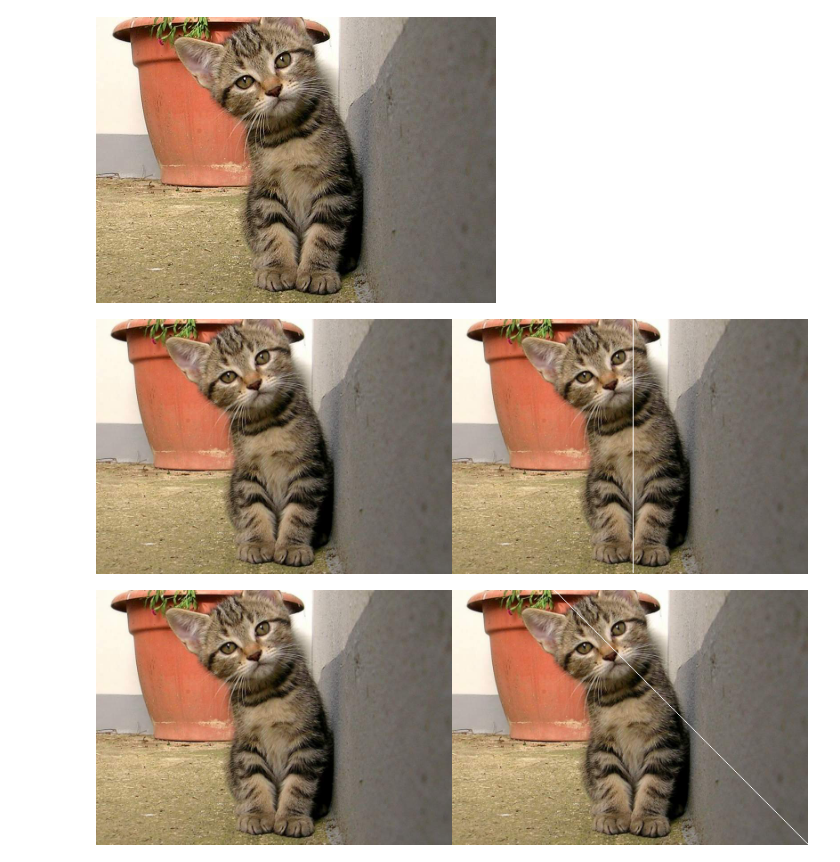
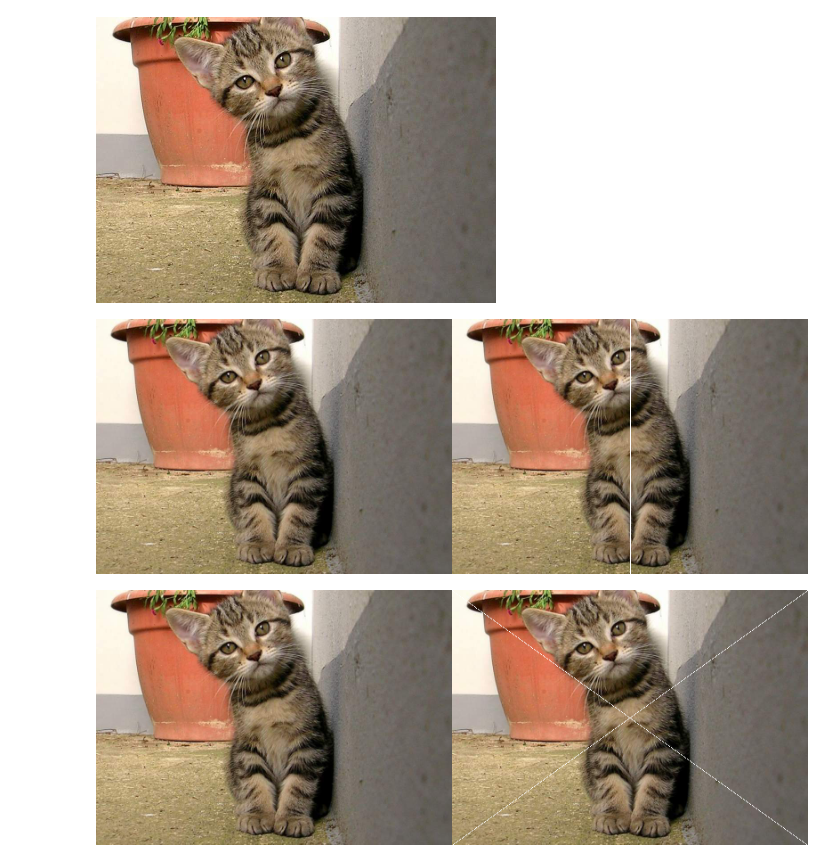
Before and after one commit to ilhamibrahim-id/PCVK_Genap_2022, a Jupyter notebook: Week1.ipynb, the cells around one changed output. Saved outputs shown, nothing was run; the diff lists cells and outputs as text; code cells hidden in the pictures.

```diff
--- a/Week1.ipynb
+++ b/Week1.ipynb
@@ -39,22 +39,22 @@ resolusi image : tinggi x lebar =  286 x  400
 # %%
 image_2 = cv.cvtColor(image, cv.COLOR_BGR2RGB)
 image_3 = cv.cvtColor(image, cv.COLOR_BGR2RGB)
 image_4 = cv.cvtColor(image, cv.COLOR_BGR2RGB)
 
 for y in range (lebar):
-  image_3[int(y),int((lebar)/1.4)] = [255,255,255]
-
-for y in range (lebar):
-  image_4[int(y),int((y)+115)] = [255,255,255]
+  image_3[int(y-150),int(lebar-200)] = [255,255,255]
+for y in range (tinggi):
+  image_4[y,int(y*(lebar/tinggi))] = [255,255,255]
+  image_4[y,lebar-1-int(y*(lebar/tinggi))] = [255,255,255]
 
 #for y in range (lebar):
   #image_4[int(y),int(y)-115] = [255,255,255]
 
 final_frame = cv.hconcat((image_2, image_3))
 final_frame2 = cv.hconcat((image_2, image_4))
 cv2_imshow(final_frame)
 print('\n')
 cv2_imshow(final_frame2)
 # %% [output]
 [figure]
-[figure, old version]
+[figure, new version]
```
